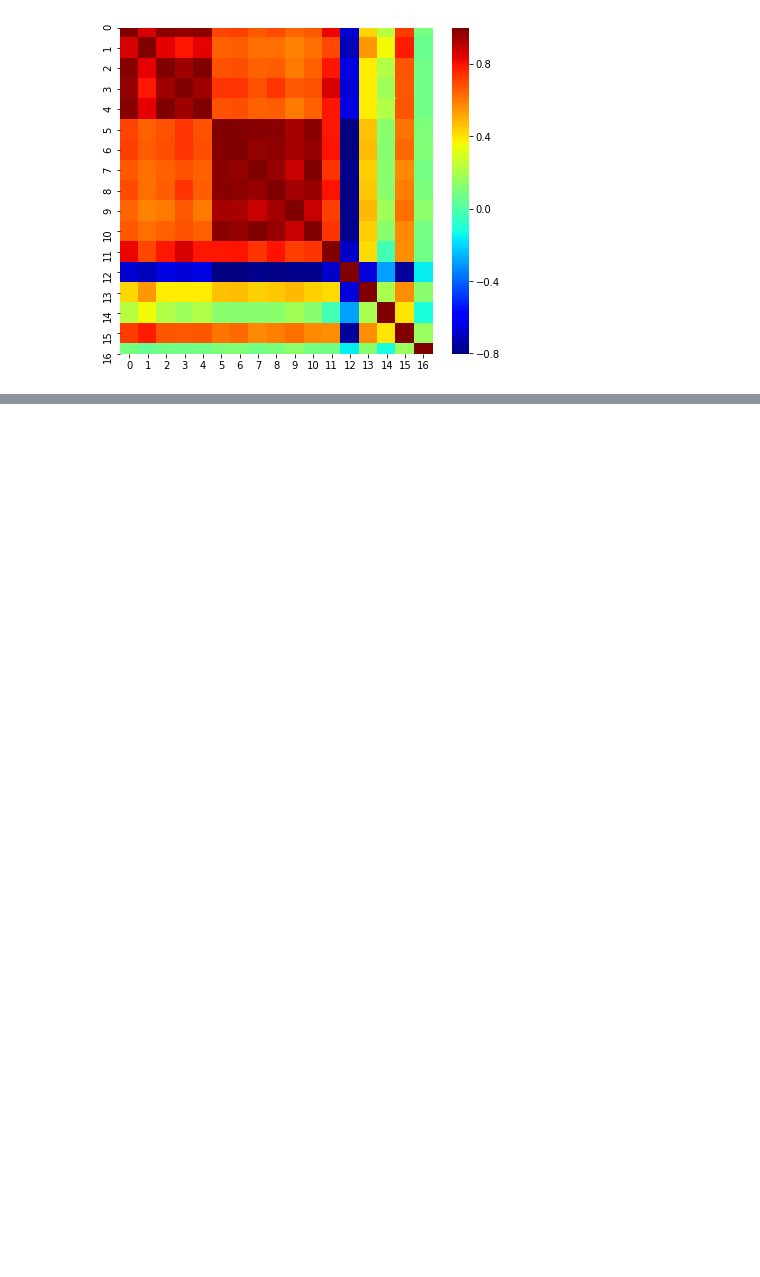
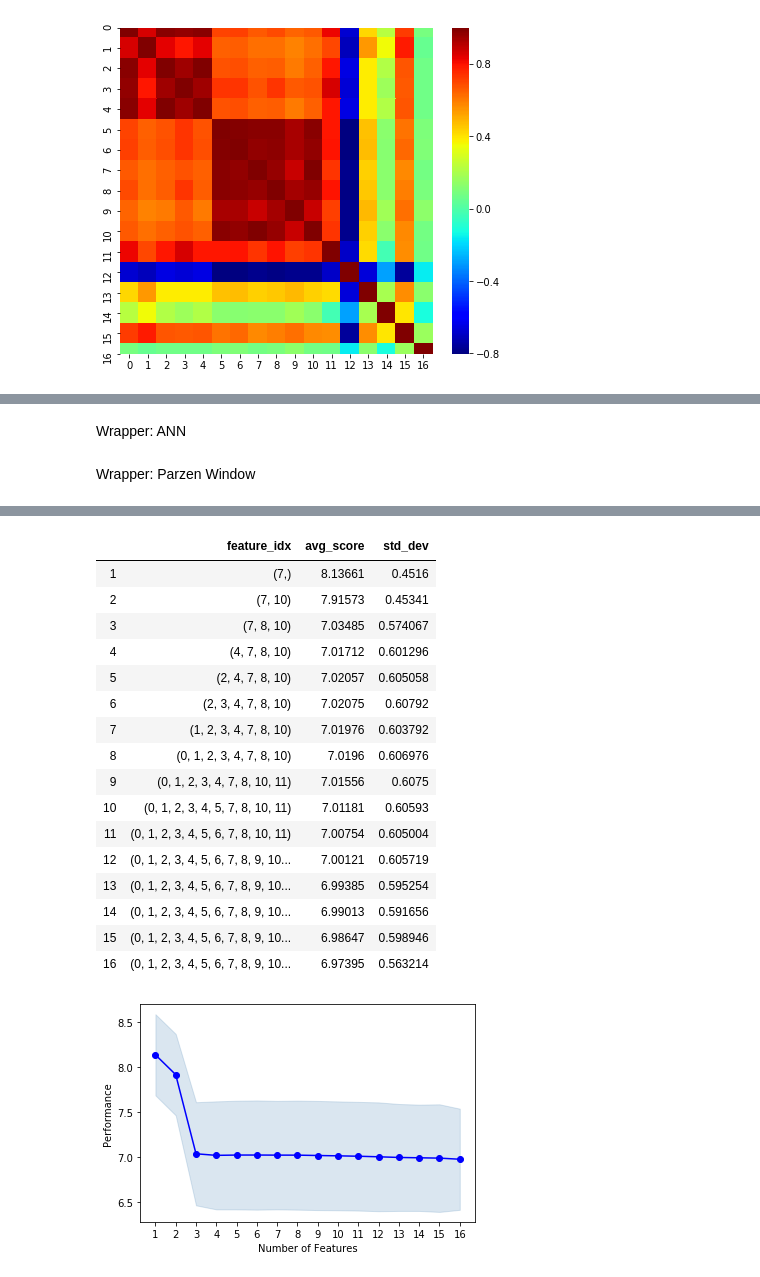
Before and after one commit to kevinmaiden7/ML_ParkinsonDisease, a Jupyter notebook: Feature_Analysis.ipynb, the cells around one changed output, grey strips where cells are left out. Saved outputs shown, nothing was run; the diff lists cells and outputs as text; code cells hidden in the pictures; blank space fills up the shorter version.

Commit message:
Feature selection_PW results

```diff
--- a/Feature_Analysis.ipynb
+++ b/Feature_Analysis.ipynb
@@ -38,0 +54,36 @@ Pearson(X,Y)
+# %%
+#Feature Selection Function - SFS
+def selectFeatures(model):
+
+    random.seed(19680801)
+    iterations = 10
+    gss = GroupShuffleSplit(n_splits=iterations, train_size=0.7)
+    index = gss.split(X, Y, G)
+    cv = list(index)
+
+    mae = make_scorer(mean_absolute_error)
+
+    sfs = SFS(model,
+           k_features = (1,16),
+           forward = True,
+           floating = False,
+           verbose = 10,
+           scoring = mae,
+           cv = cv)
+
+    pipe = make_pipeline(StandardScaler(), sfs)
+
+    pipe.fit(X, Y)
+
+    return sfs.get_metric_dict()
+# %%
+from sklearn.neural_network import MLPRegressor
+from sklearn.neighbors import RadiusNeighborsRegressor
+from sklearn.svm import SVR
+
+# models
+mlpr = MLPRegressor(hidden_layer_sizes=(40,40,40), activation='tanh', max_iter=1500, alpha=100)
+svr = SVR(kernel='linear', C=1e-3)
+pw = RadiusNeighborsRegressor(weights='distance', radius=15, p=2)
+# %% [markdown]
+Wrapper: ANN
@@ -38,0 +94,7 @@ Pearson(X,Y)
+# %% [markdown]
+Wrapper: Parzen Window
+# %%
+outcomesPW = selectFeatures(pw)
+plot_sfs(outcomesPW, kind='std_dev')
+pd.DataFrame.from_dict(outcomesPW).T[['feature_idx', 'avg_score', 'std_dev']]
+# %% [output]
@@ -38,0 +118,18 @@ Pearson(X,Y)
+|  | feature_idx | avg_score | std_dev |
+| 1 | (7,) | 8.13661 | 0.4516 |
+| 2 | (7, 10) | 7.91573 | 0.45341 |
+| 3 | (7, 8, 10) | 7.03485 | 0.574067 |
+| 4 | (4, 7, 8, 10) | 7.01712 | 0.601296 |
+| 5 | (2, 4, 7, 8, 10) | 7.02057 | 0.605058 |
+| 6 | (2, 3, 4, 7, 8, 10) | 7.02075 | 0.60792 |
+| 7 | (1, 2, 3, 4, 7, 8, 10) | 7.01976 | 0.603792 |
+| 8 | (0, 1, 2, 3, 4, 7, 8, 10) | 7.0196 | 0.606976 |
+| 9 | (0, 1, 2, 3, 4, 7, 8, 10, 11) | 7.01556 | 0.6075 |
+| 10 | (0, 1, 2, 3, 4, 5, 7, 8, 10, 11) | 7.01181 | 0.60593 |
+| 11 | (0, 1, 2, 3, 4, 5, 6, 7, 8, 10, 11) | 7.00754 | 0.605004 |
+| 12 | (0, 1, 2, 3, 4, 5, 6, 7, 8, 9, 10... | 7.00121 | 0.605719 |
+| 13 | (0, 1, 2, 3, 4, 5, 6, 7, 8, 9, 10... | 6.99385 | 0.595254 |
+| 14 | (0, 1, 2, 3, 4, 5, 6, 7, 8, 9, 10... | 6.99013 | 0.591656 |
+| 15 | (0, 1, 2, 3, 4, 5, 6, 7, 8, 9, 10... | 6.98647 | 0.598946 |
+| 16 | (0, 1, 2, 3, 4, 5, 6, 7, 8, 9, 10... | 6.97395 | 0.563214 |
+[figure, added]
```
Also changed, not shown: parts of 9 cells of this notebook, 1 other file.
